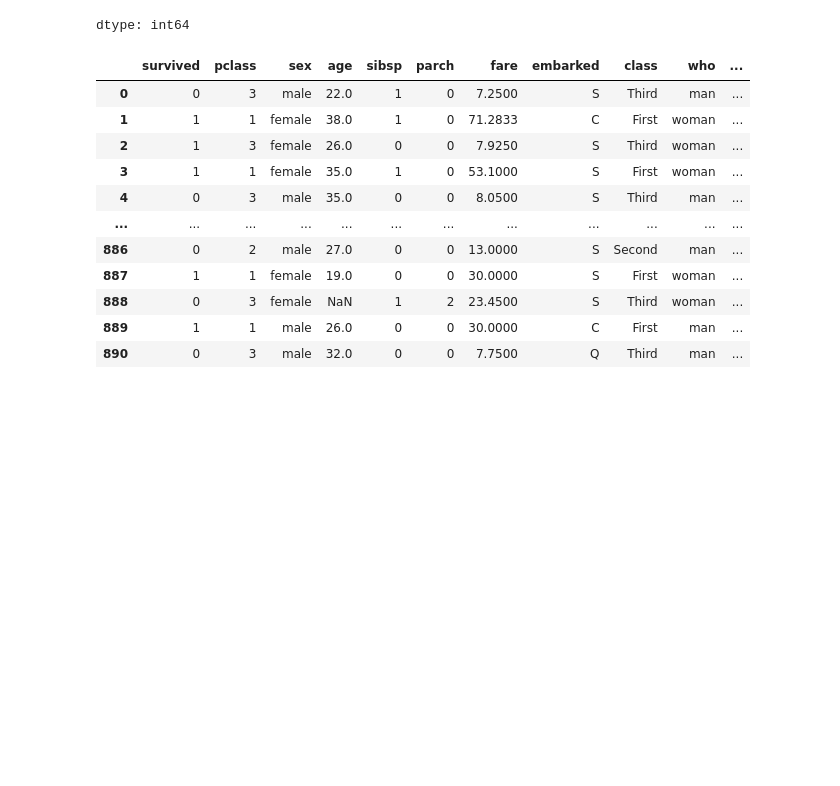
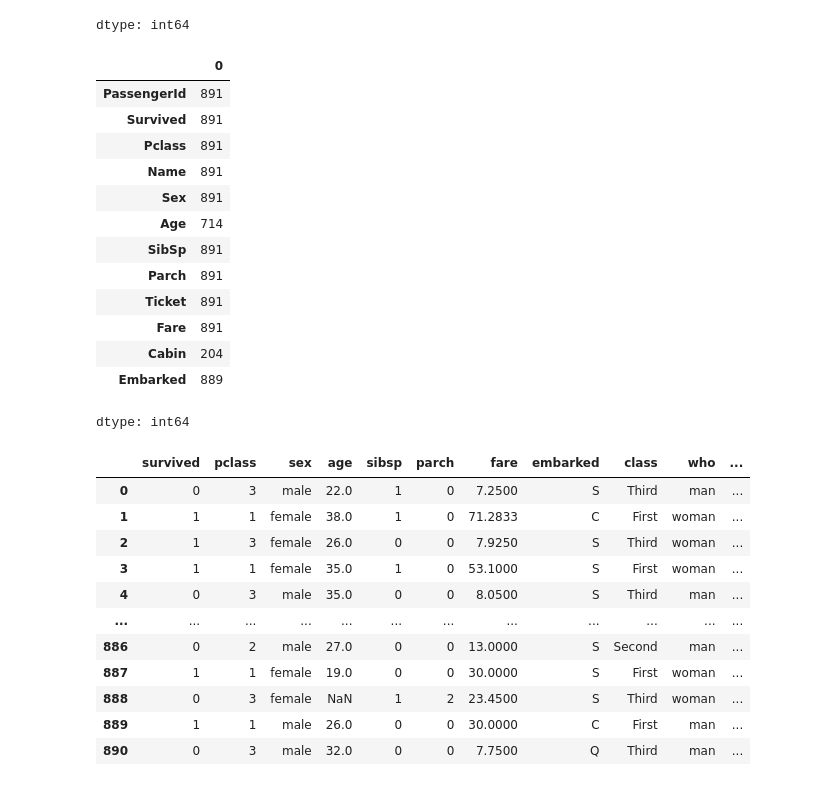
Before and after one commit to ANKSAditya/CIE, a Jupyter notebook: CIE_2.ipynb, the cells around one changed output. Drawn from its saved outputs; the diff is of its cells as text; code cells hidden in the pictures; blank space fills up the shorter version.

```diff
--- a/CIE_2.ipynb
+++ b/CIE_2.ipynb
@@ -63,6 +74,24 @@ df.isna().sum()
 | Cabin | 687 |
 | Embarked | 2 |
 dtype: int64
+# %%
+df.notnull()
+df.notnull().sum()
+# %% [output]
+|  | 0 |
+| PassengerId | 891 |
+| Survived | 891 |
+| Pclass | 891 |
+| Name | 891 |
+| Sex | 891 |
+| Age | 714 |
+| SibSp | 891 |
+| Parch | 891 |
+| Ticket | 891 |
+| Fare | 891 |
+| Cabin | 204 |
+| Embarked | 889 |
+dtype: int64
 # %%
 df= sns.load_dataset('titanic')
 usecols=['age','servived']
```
Also changed, not shown: parts of 2 cells of this notebook.
